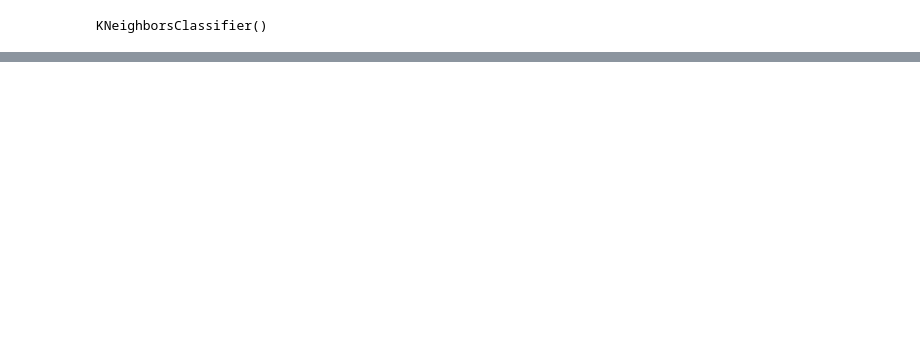
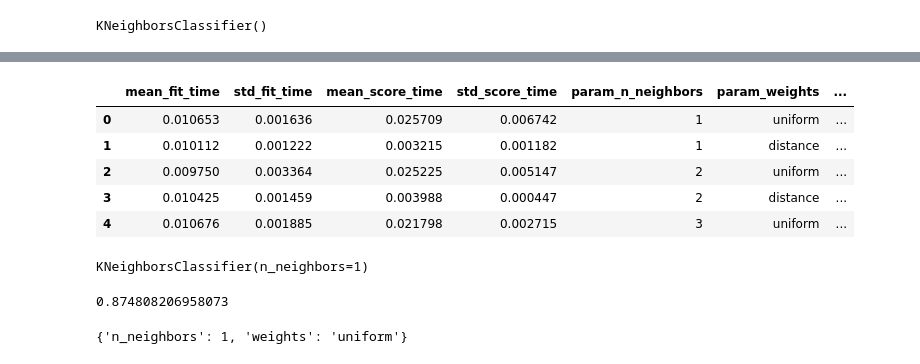
Before and after one commit to LeandroNardi96/Clasificacion_fallas_electricas_multiclass, a Jupyter notebook: Electrical_fault_multiclass.ipynb, the cells around one changed output, grey strips where cells are left out. Cells and saved outputs as stored; diff of their text form; code cells hidden in the pictures; blank space fills up the shorter version.

```diff
--- a/Electrical_fault_multiclass.ipynb
+++ b/Electrical_fault_multiclass.ipynb
@@ -242,0 +245,4 @@ sns.heatmap(cm, annot=True,fmt='d')
+# %%
+k_range = list(range(1, 31))
+weight_options = ['uniform', 'distance']
+param_grid = dict(n_neighbors=k_range, weights=weight_options)
@@ -242,0 +263,22 @@ sns.heatmap(cm, annot=True,fmt='d')
+# %%
+grid.cv_results_.keys()
+pd.DataFrame(grid.cv_results_).head()
+# %% [output]
+|  | mean_fit_time | std_fit_time | mean_score_time | std_score_time | param_n_neighbors | param_weights | ... |
+| 0 | 0.010653 | 0.001636 | 0.025709 | 0.006742 | 1 | uniform | ... |
+| 1 | 0.010112 | 0.001222 | 0.003215 | 0.001182 | 1 | distance | ... |
+| 2 | 0.009750 | 0.003364 | 0.025225 | 0.005147 | 2 | uniform | ... |
+| 3 | 0.010425 | 0.001459 | 0.003988 | 0.000447 | 2 | distance | ... |
+| 4 | 0.010676 | 0.001885 | 0.021798 | 0.002715 | 3 | uniform | ... |
+# %%
+grid.best_estimator_
+# %% [output]
+KNeighborsClassifier(n_neighbors=1)
+# %%
+grid.best_score_
+# %% [output]
+0.874808206958073
+# %%
+grid.best_params_
+# %% [output]
+{'n_neighbors': 1, 'weights': 'uniform'}
```
Also changed, not shown: parts of 36 cells of this notebook.
